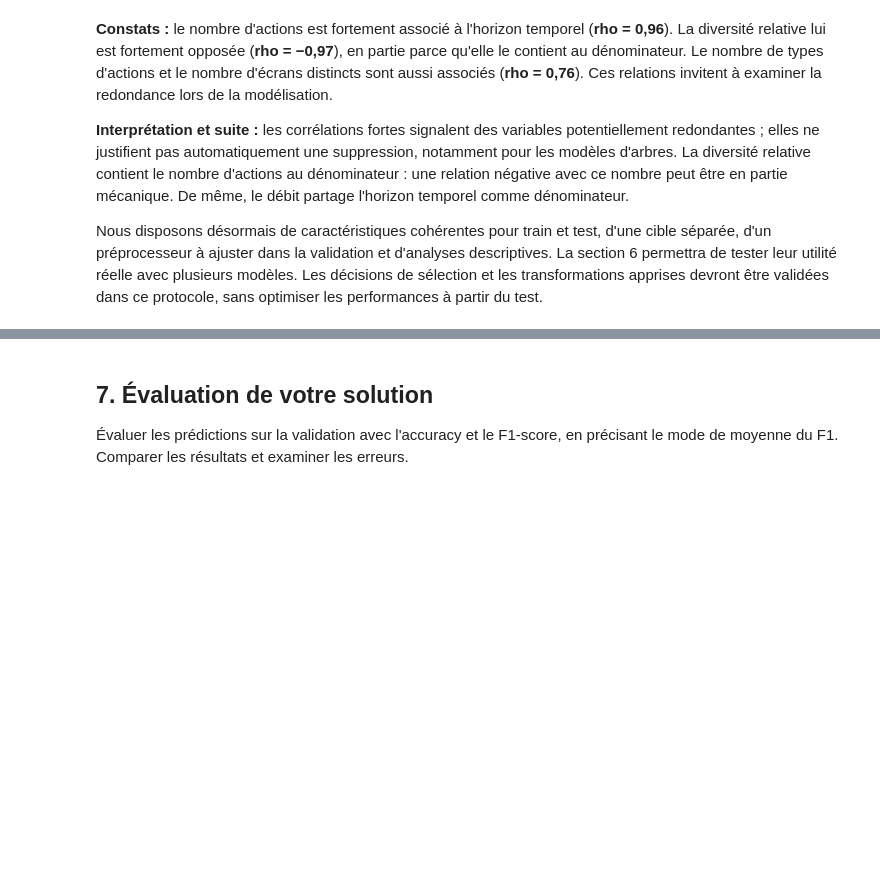
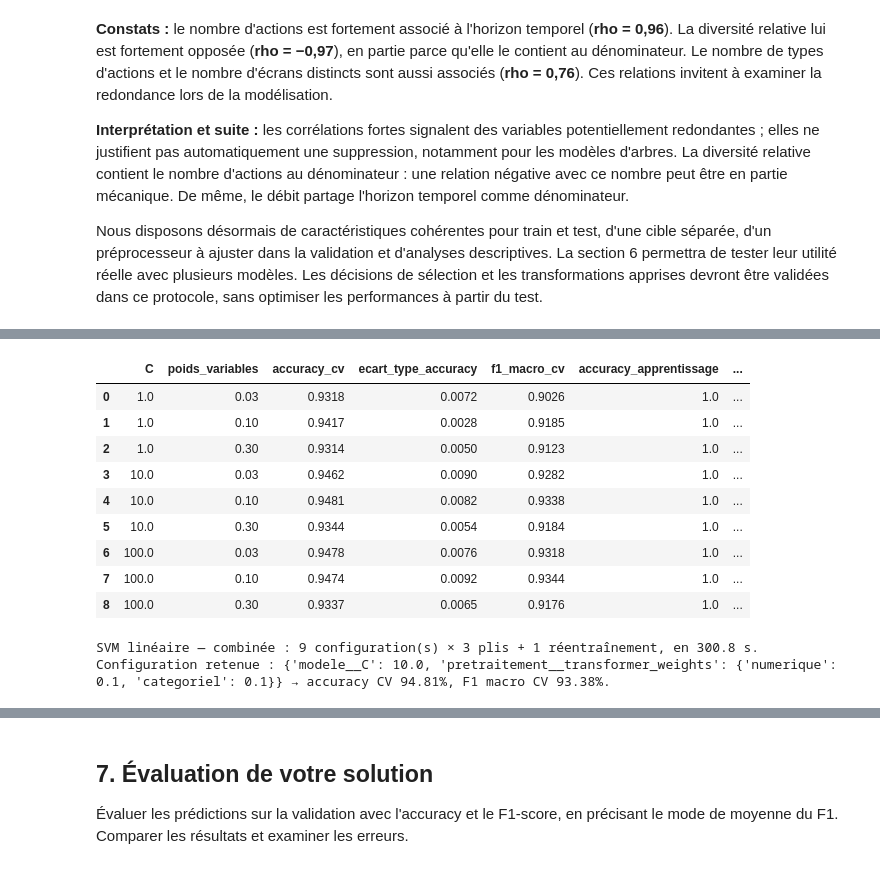
Before and after one commit to salahou-dine/Challenge_copilot_users_tracking, a Jupyter notebook: solution.ipynb, the cells around one changed output, grey strips where cells are left out. Saved outputs shown, nothing was run; the diff lists cells and outputs as text; code cells hidden in the pictures; blank space fills up the shorter version.

```diff
--- a/solution.ipynb
+++ b/solution.ipynb
@@ -883,0 +1169,22 @@ Séparer les sessions étiquetées en entraînement et validation. Comparer plus
+# %%
+from sklearn.model_selection import StratifiedKFold
+
+nombre_plis = min(3, int(y_apprentissage.value_counts().min()))
+if nombre_plis < 2:
+    raise ValueError("Pas assez de sessions par classe pour la validation croisée.")
+validation_croisee = StratifiedKFold(n_splits=nombre_plis, shuffle=True, random_state=GRAINE)
+plis_cv = list(validation_croisee.split(X_apprentissage, y_apprentissage))
+
+for indices_ajustement, indices_evaluation in plis_cv:
+    assert set(indices_ajustement).isdisjoint(indices_evaluation)
+    assert set(y_apprentissage.iloc[indices_ajustement]) == set(y_apprentissage)
+    assert set(y_apprentissage.iloc[indices_evaluation]) == set(y_apprentissage)
+
+display(pd.DataFrame([
+    {"pli": numero,
+     "sessions pour ajuster": len(indices_ajustement),
+     "sessions pour évaluer": len(indices_evaluation),
+     "utilisateurs présents à l'évaluation": y_apprentissage.iloc[indices_evaluation].nunique()}
+    for numero, (indices_ajustement, indices_evaluation) in enumerate(plis_cv, start=1)
+]).set_index("pli"))
+print(f"Validation croisée : {nombre_plis} plis, uniquement dans l'ensemble d'apprentissage.")
@@ -883,0 +1558,24 @@ Séparer les sessions étiquetées en entraînement et validation. Comparer plus
+# %%
+recherche_combine = entrainer_modele(
+    "SVM linéaire — combinée", "combinée", creer_preprocesseur_combine,
+    LinearSVC(dual="auto", max_iter=10000, random_state=GRAINE),
+    {
+        "modele__C": [1.0, 10.0, 100.0],
+        "pretraitement__transformer_weights": [
+            {"numerique": poids, "categoriel": poids} for poids in [0.03, 0.1, 0.3]
+        ],
+    },
+)
+# %% [output]
+|  | C | poids_variables | accuracy_cv | ecart_type_accuracy | f1_macro_cv | accuracy_apprentissage | ... |
+| 0 | 1.0 | 0.03 | 0.9318 | 0.0072 | 0.9026 | 1.0 | ... |
+| 1 | 1.0 | 0.10 | 0.9417 | 0.0028 | 0.9185 | 1.0 | ... |
+| 2 | 1.0 | 0.30 | 0.9314 | 0.0050 | 0.9123 | 1.0 | ... |
+| 3 | 10.0 | 0.03 | 0.9462 | 0.0090 | 0.9282 | 1.0 | ... |
+| 4 | 10.0 | 0.10 | 0.9481 | 0.0082 | 0.9338 | 1.0 | ... |
+| 5 | 10.0 | 0.30 | 0.9344 | 0.0054 | 0.9184 | 1.0 | ... |
+| 6 | 100.0 | 0.03 | 0.9478 | 0.0076 | 0.9318 | 1.0 | ... |
+| 7 | 100.0 | 0.10 | 0.9474 | 0.0092 | 0.9344 | 1.0 | ... |
+| 8 | 100.0 | 0.30 | 0.9337 | 0.0065 | 0.9176 | 1.0 | ... |
+SVM linéaire — combinée : 9 configuration(s) × 3 plis + 1 réentraînement, en 300.8 s.
+Configuration retenue : {'modele__C': 10.0, 'pretraitement__transformer_weights': {'numerique': 0.1, 'categoriel': 0.1}} → accuracy CV 94.81%, F1 macro CV 93.38%.
```
Also changed, not shown: parts of 61 cells of this notebook, 25 other files.
